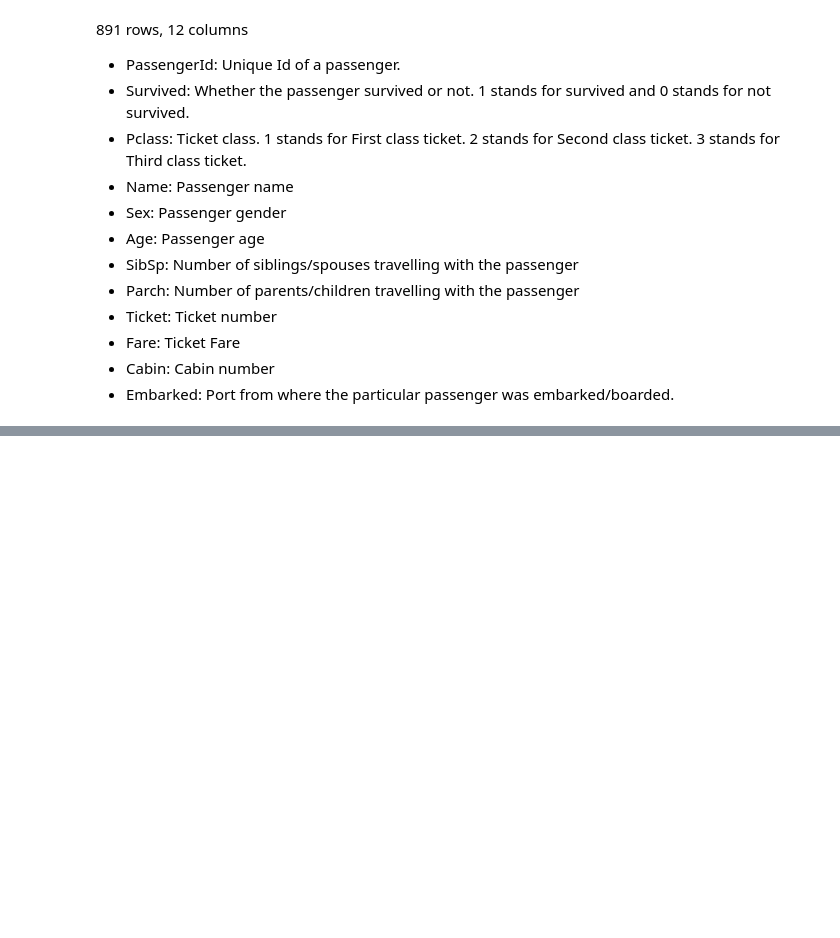
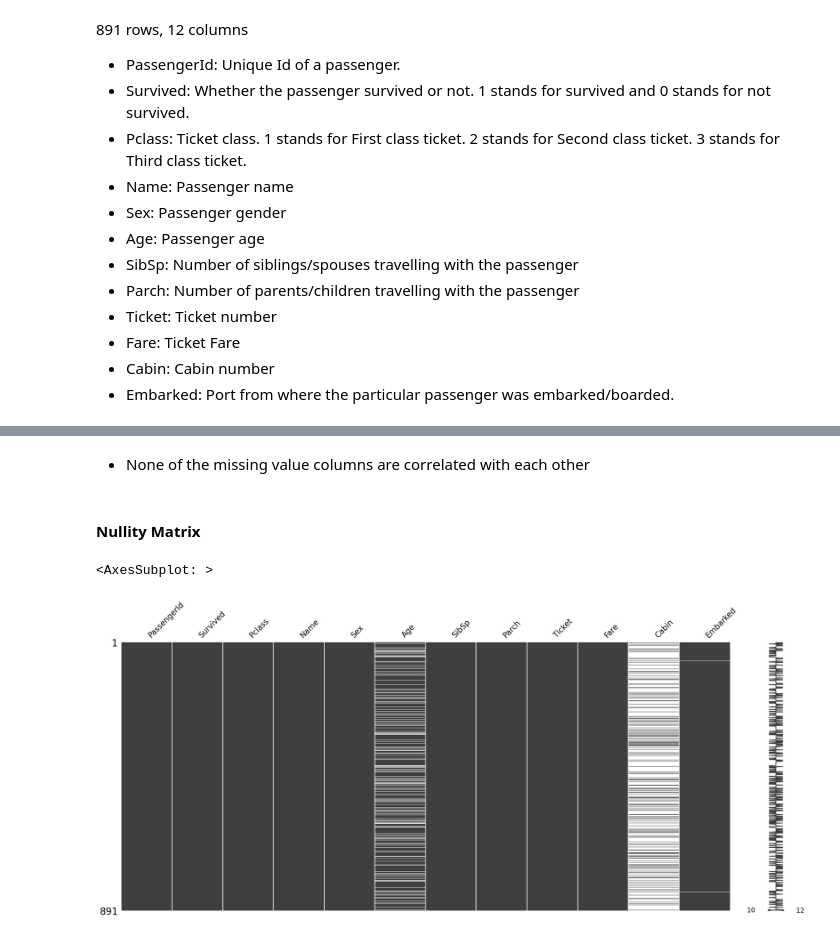
Before and after one commit to AaronM44/Titanic-ML, a Jupyter notebook: titanic_ml.ipynb, the cells around one changed output, grey strips where cells are left out. Drawn from its saved outputs; the diff is of its cells as text; code cells hidden in the pictures; blank space fills up the shorter version.

```diff
--- a/titanic_ml.ipynb
+++ b/titanic_ml.ipynb
@@ -104,0 +142,9 @@ train.describe()
+# %% [markdown]
+- None of the missing value columns are correlated with each other
+# %% [markdown]
+#### Nullity Matrix
+# %%
+msno.matrix(train)
+# %% [output]
+<AxesSubplot: >
+[figure, added]
```
Also changed, not shown: parts of 11 cells of this notebook.
